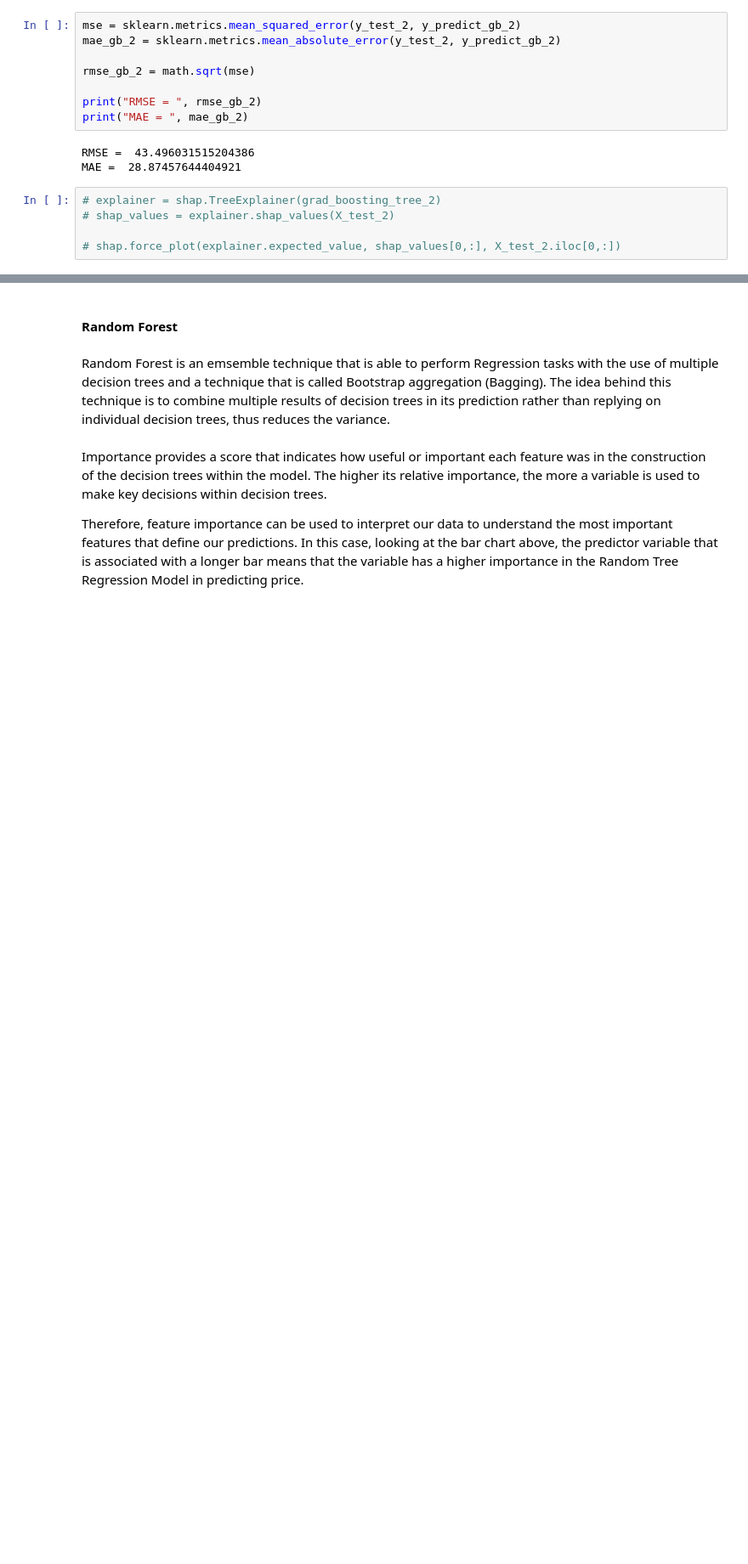
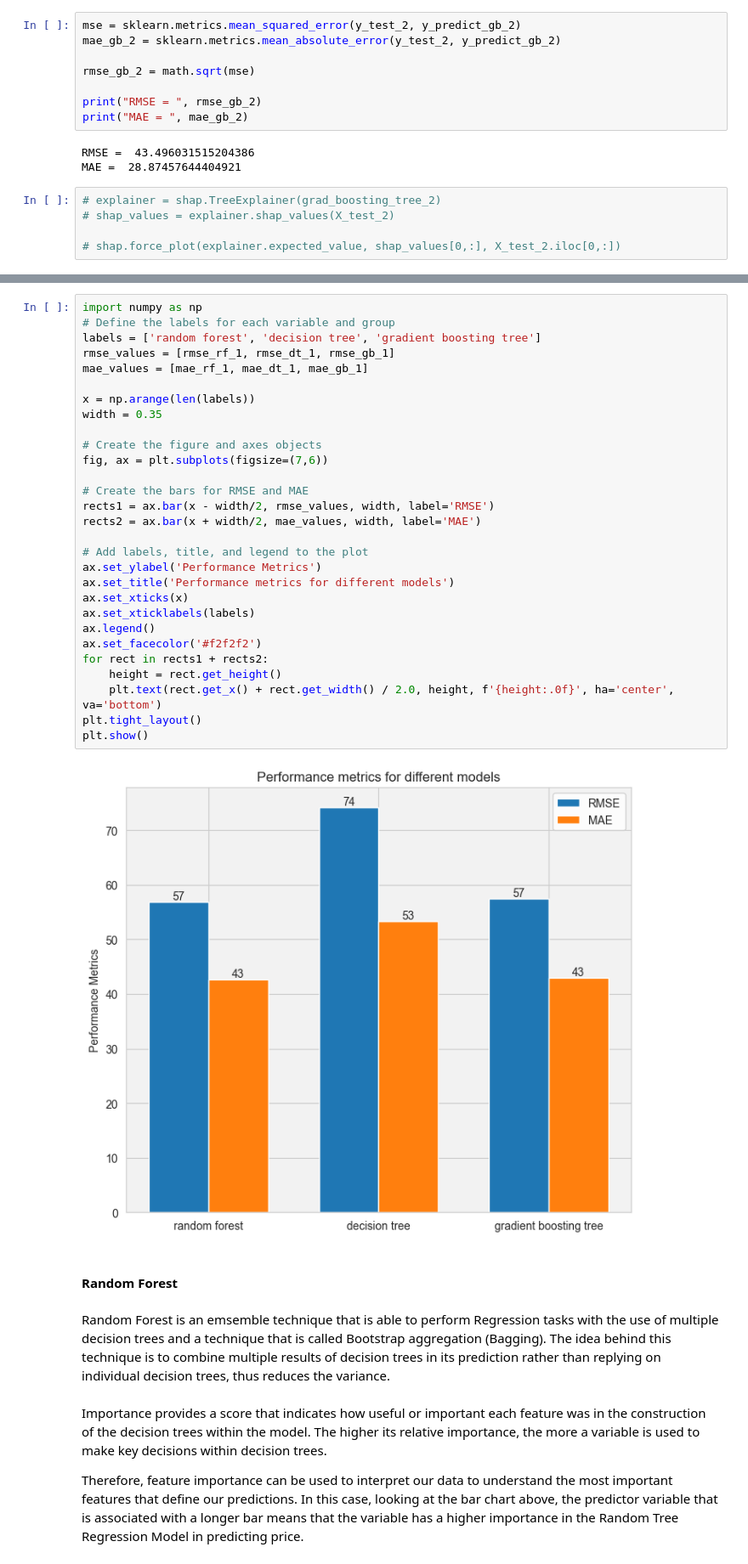
Before and after one commit to StellaLii/Airbnb-Project, a Jupyter notebook: vancouver_model/price/Machine_Learning_Model.ipynb, the cells around one changed output, grey strips where cells are left out. Shown at 85% size. Saved outputs shown, nothing was run; the diff lists cells and outputs as text; blank space fills up the shorter version.

```diff
--- a/vancouver_model/price/Machine_Learning_Model.ipynb
+++ b/vancouver_model/price/Machine_Learning_Model.ipynb
@@ -831,3 +841,34 @@ plt.savefig('barplot_rmse.png', dpi=300, bbox_inches='tight')
+# %%
+import numpy as np
+# Define the labels for each variable and group
+labels = ['random forest', 'decision tree', 'gradient boosting tree']
+rmse_values = [rmse_rf_1, rmse_dt_1, rmse_gb_1]
+mae_values = [mae_rf_1, mae_dt_1, mae_gb_1]
+
+x = np.arange(len(labels))
+width = 0.35
+
+# Create the figure and axes objects
+fig, ax = plt.subplots(figsize=(7,6))
+
+# Create the bars for RMSE and MAE
+rects1 = ax.bar(x - width/2, rmse_values, width, label='RMSE')
+rects2 = ax.bar(x + width/2, mae_values, width, label='MAE')
+
+# Add labels, title, and legend to the plot
+ax.set_ylabel('Performance Metrics')
+ax.set_title('Performance metrics for different models')
+ax.set_xticks(x)
+ax.set_xticklabels(labels)
+ax.legend()
+ax.set_facecolor('#f2f2f2')
+for rect in rects1 + rects2:
+    height = rect.get_height()
+    plt.text(rect.get_x() + rect.get_width() / 2.0, height, f'{height:.0f}', ha='center', va='bottom')
+plt.tight_layout()
+plt.show()
+# %% [output]
+[figure, added]
 # %% [markdown]
 #### Random Forest
 # %% [markdown]
```
Also changed, not shown: parts of 6 cells of this notebook, 9 other files.
